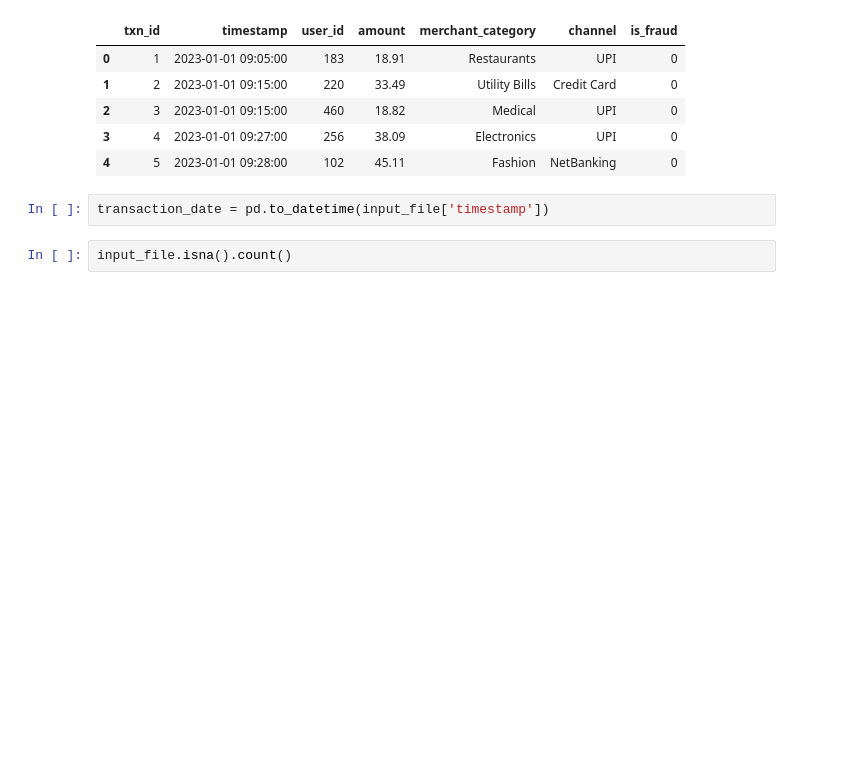
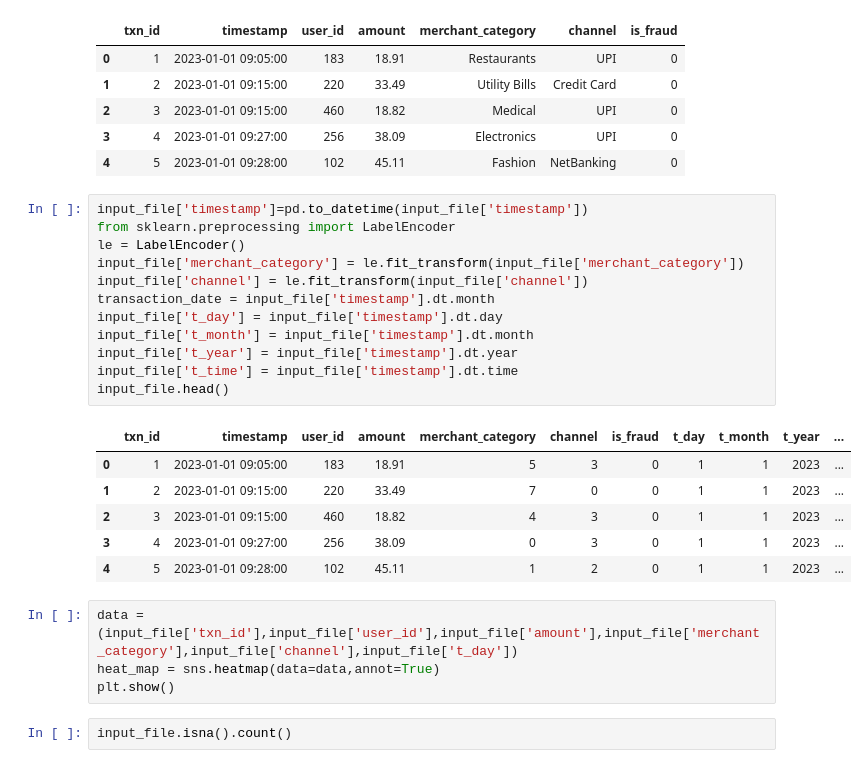
Before and after one commit to anjipandey16/IITD, a Jupyter notebook: Fraud Detection for Digital Payment Systems.ipynb, the cells around one changed output. Saved outputs shown, nothing was run; the diff lists cells and outputs as text; blank space fills up the shorter version.

```diff
--- a/Fraud Detection for Digital Payment Systems.ipynb
+++ b/Fraud Detection for Digital Payment Systems.ipynb
@@ -32,8 +32,29 @@ input_file.head()
 | 2 | 3 | 2023-01-01 09:15:00 | 460 | 18.82 | Medical | UPI | 0 |
 | 3 | 4 | 2023-01-01 09:27:00 | 256 | 38.09 | Electronics | UPI | 0 |
 | 4 | 5 | 2023-01-01 09:28:00 | 102 | 45.11 | Fashion | NetBanking | 0 |
-# %%
-transaction_date = pd.to_datetime(input_file['timestamp'])
+# %%
+input_file['timestamp']=pd.to_datetime(input_file['timestamp'])
+from sklearn.preprocessing import LabelEncoder
+le = LabelEncoder()
+input_file['merchant_category'] = le.fit_transform(input_file['merchant_category'])
+input_file['channel'] = le.fit_transform(input_file['channel'])
+transaction_date = input_file['timestamp'].dt.month
+input_file['t_day'] = input_file['timestamp'].dt.day
+input_file['t_month'] = input_file['timestamp'].dt.month
+input_file['t_year'] = input_file['timestamp'].dt.year
+input_file['t_time'] = input_file['timestamp'].dt.time
+input_file.head()
+# %% [output]
+|  | txn_id | timestamp | user_id | amount | merchant_category | channel | is_fraud | t_day | t_month | t_year | ... |
+| 0 | 1 | 2023-01-01 09:05:00 | 183 | 18.91 | 5 | 3 | 0 | 1 | 1 | 2023 | ... |
+| 1 | 2 | 2023-01-01 09:15:00 | 220 | 33.49 | 7 | 0 | 0 | 1 | 1 | 2023 | ... |
+| 2 | 3 | 2023-01-01 09:15:00 | 460 | 18.82 | 4 | 3 | 0 | 1 | 1 | 2023 | ... |
+| 3 | 4 | 2023-01-01 09:27:00 | 256 | 38.09 | 0 | 3 | 0 | 1 | 1 | 2023 | ... |
+| 4 | 5 | 2023-01-01 09:28:00 | 102 | 45.11 | 1 | 2 | 0 | 1 | 1 | 2023 | ... |
+# %%
+data = (input_file['txn_id'],input_file['user_id'],input_file['amount'],input_file['merchant_category'],input_file['channel'],input_file['t_day'])
+heat_map = sns.heatmap(data=data,annot=True)
+plt.show()
 # %%
 input_file.isna().count()
 # %% [output]
```
Also changed, not shown: parts of 2 cells of this notebook.
